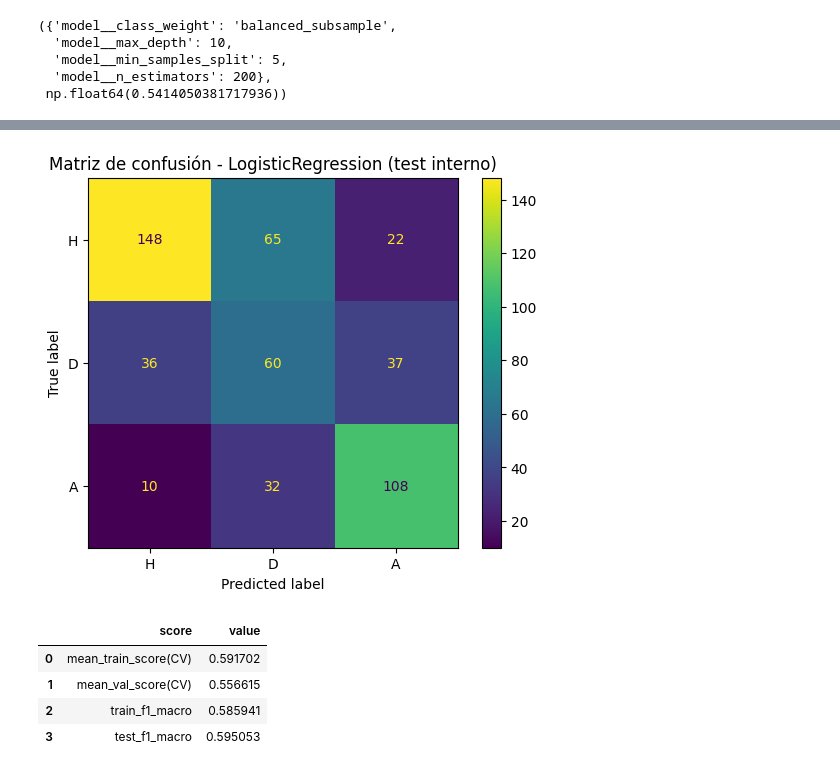
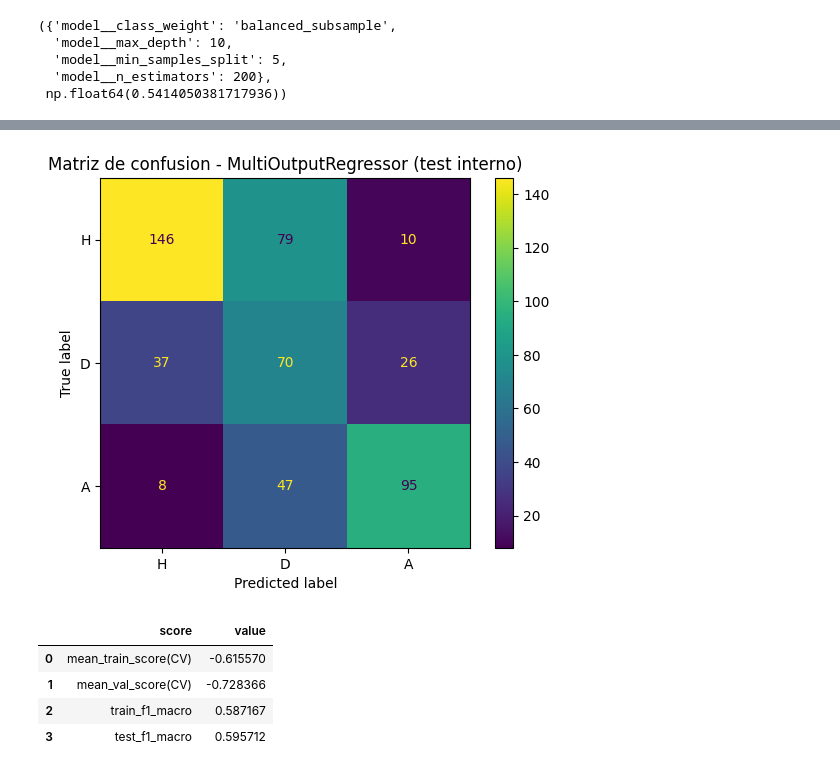
Before and after one commit to HakkinDavid/multiprotocol-server-app, a Jupyter notebook: training/training.ipynb, the cells around one changed output, grey strips where cells are left out. Cells and saved outputs as stored; diff of their text form; code cells hidden in the pictures.

Commit message:
Refinación del entrenamiento de los modelos, comparación y métricas (Multitask_training archivo previo a agregar el modelo al notebook)

```diff
--- a/training/training.ipynb
+++ b/training/training.ipynb
@@ -178,13 +249,3 @@ grid_rf.best_params_, grid_rf.best_score_
   'model__min_samples_split': 5,
   'model__n_estimators': 200},
  np.float64(0.5414050381717936))
-# %%
-candidates = [
-    ("LogisticRegression", grid_lr),
-    ("RandomForest", grid_rf),
-]
-
-best_name, best_grid = max(candidates, key=lambda x: x[1].best_score_)
-best_model = best_grid.best_estimator_
-
-best_name, best_grid.best_score_
@@ -192,0 +390,21 @@ best_name, best_grid.best_score_
+# %%
+# Comparamos los tres candidatos usando f1_macro como metrica comun:
+#   - Clasificadores (LR, RF): se usa el best_score_ del GridSearchCV, que corresponde
+#     al promedio de f1_macro sobre los 5 folds de validacion.
+#   - Regresor multi-salida: se usa el f1_macro calculado sobre el conjunto de prueba
+#     a partir del resultado derivado de los goles predichos.
+# Se selecciona el candidato con el mayor score y se extrae su best_estimator_.
+candidates = [
+    ("LogisticRegression",     grid_lr,    grid_lr.best_score_),
+    ("RandomForest",           grid_rf,    grid_rf.best_score_),
+    ("MultiOutputRegressor",   grid_multi, f1m_multi),
+]
+
+best_name, best_obj, best_score = max(candidates, key=lambda x: x[2])
+
+# Si el objeto ganador es un GridSearchCV, extraemos el pipeline ya reentrenado
+# sobre todo el conjunto de entrenamiento (refit=True).
+if hasattr(best_obj, "best_estimator_"):
+    best_model = best_obj.best_estimator_
+else:
+    best_model = best_obj
@@ -193,5 +446,13 @@ best_name, best_grid.best_score_
 # %%
-y_pred = best_model.predict(X_test)
+# Generamos predicciones del modelo ganador sobre el conjunto de prueba interno.
+# Si el modelo es el regresor multi-salida, la salida es (n_samples, 2) con goles
+# predichos; en ese caso derivamos el resultado antes de calcular las metricas.
+y_pred_raw = best_model.predict(X_test)
+
+if hasattr(y_pred_raw, 'shape') and y_pred_raw.ndim == 2 and y_pred_raw.shape[1] == 2 and np.issubdtype(np.array(y_pred_raw).dtype, np.number):
+    y_pred = _goals_to_result(y_pred_raw)
+else:
+    y_pred = y_pred_raw
 
 acc = accuracy_score(y_test, y_pred)
 f1m = f1_score(y_test, y_pred, average="macro")
@@ -214,20 +477,35 @@ weighted avg     0.6315    0.6100    0.6166       518
 # %%
+# Matriz de confusion del modelo seleccionado sobre el conjunto de prueba interno.
+# Las filas representan clases reales y las columnas clases predichas.
 cm = confusion_matrix(y_test, y_pred, labels=["H", "D", "A"])
 ConfusionMatrixDisplay(cm, display_labels=["H", "D", "A"]).plot()
-plt.title(f"Matriz de confusión - {best_name} (test interno)")
+plt.title(f"Matriz de confusion - {best_name} (test interno)")
 plt.show()
 # %% [output]
-[figure, old version]
+[figure, new version]
 # %%
-cv_results = pd.DataFrame(best_grid.cv_results_)
-best_idx = best_grid.best_index_
+# Resumen de scores de entrenamiento y validacion para detectar overfitting.
+# mean_train_score y mean_val_score provienen del CV del GridSearch (si aplica).
+# train_f1_macro y test_f1_macro se calculan directamente sobre los conjuntos finales.
+if hasattr(best_obj, "cv_results_"):
+    cv_results = pd.DataFrame(best_obj.cv_results_)
+    best_idx = best_obj.best_index_
+    mean_train_cv = cv_results.loc[best_idx, "mean_train_score"]
+    mean_val_cv   = cv_results.loc[best_idx, "mean_test_score"]
+else:
+    cv_results    = None
+    mean_train_cv = None
+    mean_val_cv   = None
 
-mean_train_cv = cv_results.loc[best_idx, "mean_train_score"]
-mean_val_cv = cv_results.loc[best_idx, "mean_test_score"]
+# Derivamos el resultado en el conjunto de entrenamiento si el modelo es multi-salida.
+train_pred_raw = best_model.predict(X_train)
+if hasattr(train_pred_raw, 'shape') and getattr(train_pred_raw, 'ndim', 1) == 2 and train_pred_raw.shape[1] == 2 and np.issubdtype(np.array(train_pred_raw).dtype, np.number):
+    train_pred = _goals_to_result(train_pred_raw)
+else:
+    train_pred = train_pred_raw
 
-train_pred = best_model.predict(X_train)
 train_f1m = f1_score(y_train, train_pred, average="macro")
-test_f1m = f1_score(y_test, y_pred, average="macro")
+test_f1m  = f1_score(y_test,  y_pred,     average="macro")
 
 pd.DataFrame({
     "score": ["mean_train_score(CV)", "mean_val_score(CV)", "train_f1_macro", "test_f1_macro"],
@@ -235,7 +513,7 @@ pd.DataFrame({
 })
 # %% [output]
 |  | score | value |
-| 0 | mean_train_score(CV) | 0.591702 |
-| 1 | mean_val_score(CV) | 0.556615 |
-| 2 | train_f1_macro | 0.585941 |
-| 3 | test_f1_macro | 0.595053 |
+| 0 | mean_train_score(CV) | -0.615570 |
+| 1 | mean_val_score(CV) | -0.728366 |
+| 2 | train_f1_macro | 0.587167 |
+| 3 | test_f1_macro | 0.595712 |
```
Also changed, not shown: parts of 40 cells of this notebook, 6 other files.
